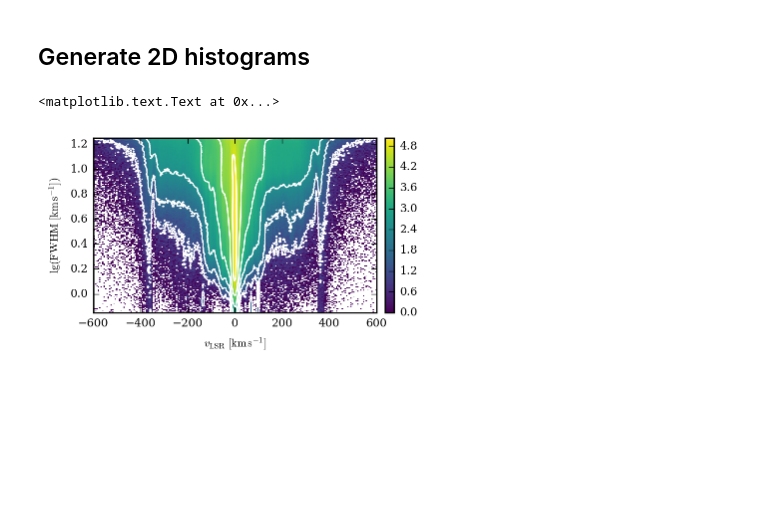
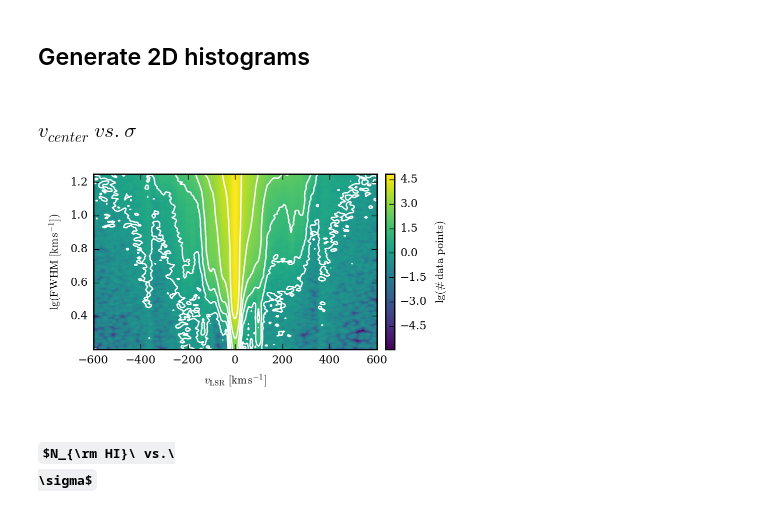
Before and after one commit to DanielLenz/gaussdec, a Jupyter notebook: condensed.ipynb, the cells around one changed output. Drawn from its saved outputs; the diff is of its cells as text; code cells hidden in the pictures; some formulas as TeX source; blank space fills up the shorter version.

```diff
--- a/condensed.ipynb
+++ b/condensed.ipynb
@@ -86,15 +148,0 @@ hp.mollview(n_comps, cmap='viridis', fig=1, title='', unit=r'$\#\,\rm Gaussian\
-# %%
-counts, xbins, ybins, image = pl.hist2d(v_centre, np.log10(sigmas),
-              bins=200,
-#               cmin=1,
-              range=[[-500., 500.],[-0.15, 1.25]],
-              cmap='viridis',
-              norm=LogNorm())
-pl.colorbar(image)
-
-pl.contour(
-    counts.T,
-    extent=[xbins.min(),xbins.max(),ybins.min(),ybins.max()],
-    levels=10**np.arange(1., 5., 0.75),
-    origin='lower',
-    colors='white')
@@ -104,33 +149,46 @@ pl.contour(
 # %% [markdown]
 ## Generate 2D histograms
+# %% [markdown]
+### $v_{center}\ vs.\ \sigma$
 # %%
-counts, xbins, ybins = np.histogram2d(v_centre, np.log10(sigmas),
+centre_sigma_params = np.histogram2d(v_centre, np.log10(fwhms_kms),
               bins=200,
-              range=[[-600., 600.],[-0.15, 1.25]])
+              range=[[-600., 600.],[0.2, 1.25]])
 # %%
-fig = pl.figure(figsize=P.FIGSIZE_1COL)
-ax = fig.add_axes((0.1, 0.1, 0.8, 0.8))
-cax = fig.add_axes((0.925, 0.1, 0.025, 0.8))
+def plot_centre_sigma(params):
+    counts, xbins, ybins = params
+    fig = pl.figure(figsize=P.FIGSIZE_1COL)
+    ax = fig.add_axes((0.1, 0.1, 0.8, 0.8))
+    cax = fig.add_axes((0.925, 0.1, 0.025, 0.8))
 
-im = ax.imshow(np.log10(counts.T),
-    extent=[xbins.min(), xbins.max(),ybins.min(),ybins.max()],
-    origin='lower',
-    aspect='auto',
-    cmap='viridis',
-    interpolation='nearest')
+    # smooth counts
+    counts_sm = nd.gaussian_filter(counts.T, sigma=1.)
 
-pl.colorbar(im, cax=cax)
+    im = ax.imshow(np.log10(counts_sm),
+        extent=[xbins.min(), xbins.max(),ybins.min(),ybins.max()],
+        origin='lower',
+        aspect='auto',
+        cmap='viridis',
+        interpolation='nearest')
 
-ax.contour(
-    counts.T,
-    extent=[xbins.min(),xbins.max(),ybins.min(),ybins.max()],
-    levels=P.CONTLEVELS,
-    origin='lower',
-    colors='w')
+    cbar = pl.colorbar(im, cax=cax)
+    cbar.set_label(r'$\rm lg(\#\, data\ points)$')
 
-ax.set_xlabel(r'$v_{\rm LSR}\ [\rm km\,s^{-1}]$')
-ax.set_ylabel(r'$\rm lg(FWHM\ [\rm km\,s^{-1}])$')
+    ax.contour(
+        counts_sm,
+        extent=[xbins.min(),xbins.max(),ybins.min(),ybins.max()],
+        levels=P.CONTLEVELS,
+        origin='lower',
+        colors='w',
+        linewidth=1)
+
+    ax.set_xlabel(r'$v_{\rm LSR}\ [\rm km\,s^{-1}]$')
+    ax.set_ylabel(r'$\rm lg(FWHM\ [\rm km\,s^{-1}])$')
+
+plot_centre_sigma(centre_sigma_params)
 # %% [output]
-<matplotlib.text.Text at 0x...>
-[figure, old version]
+[figure, new version]
+# %% [markdown]
+### $N_{\rm HI}\ vs.\
+\sigma$
 # %%
```
Also changed, not shown: parts of 21 cells of this notebook.
